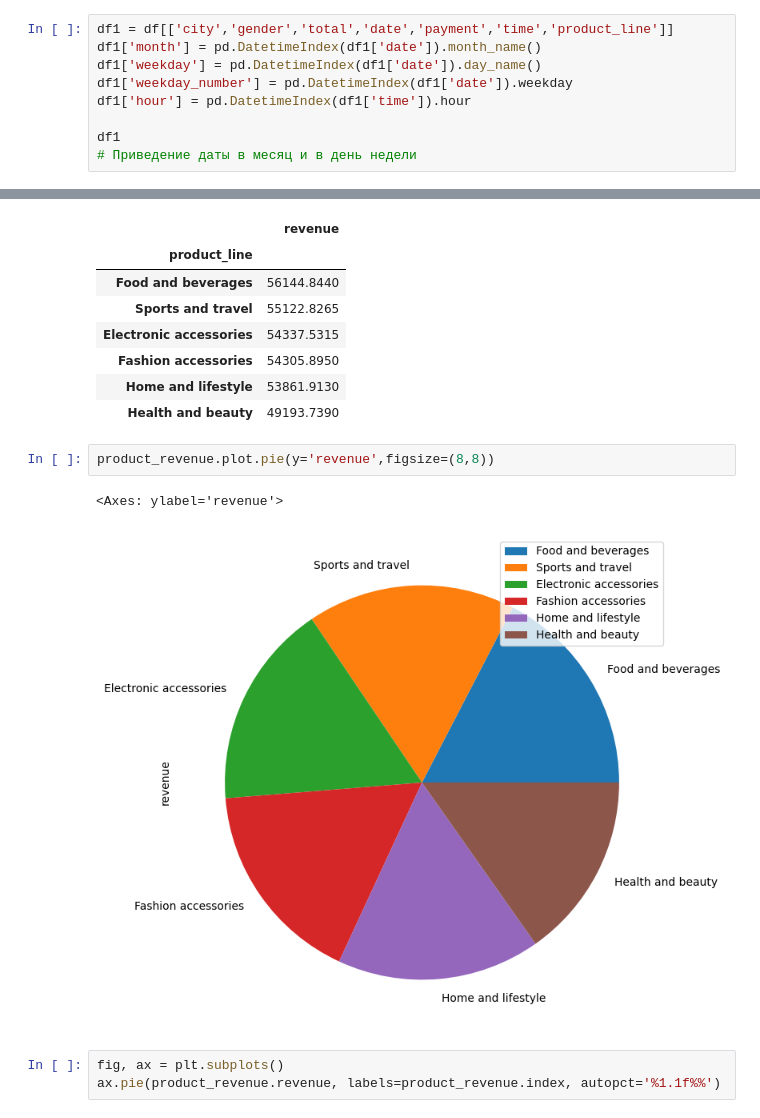
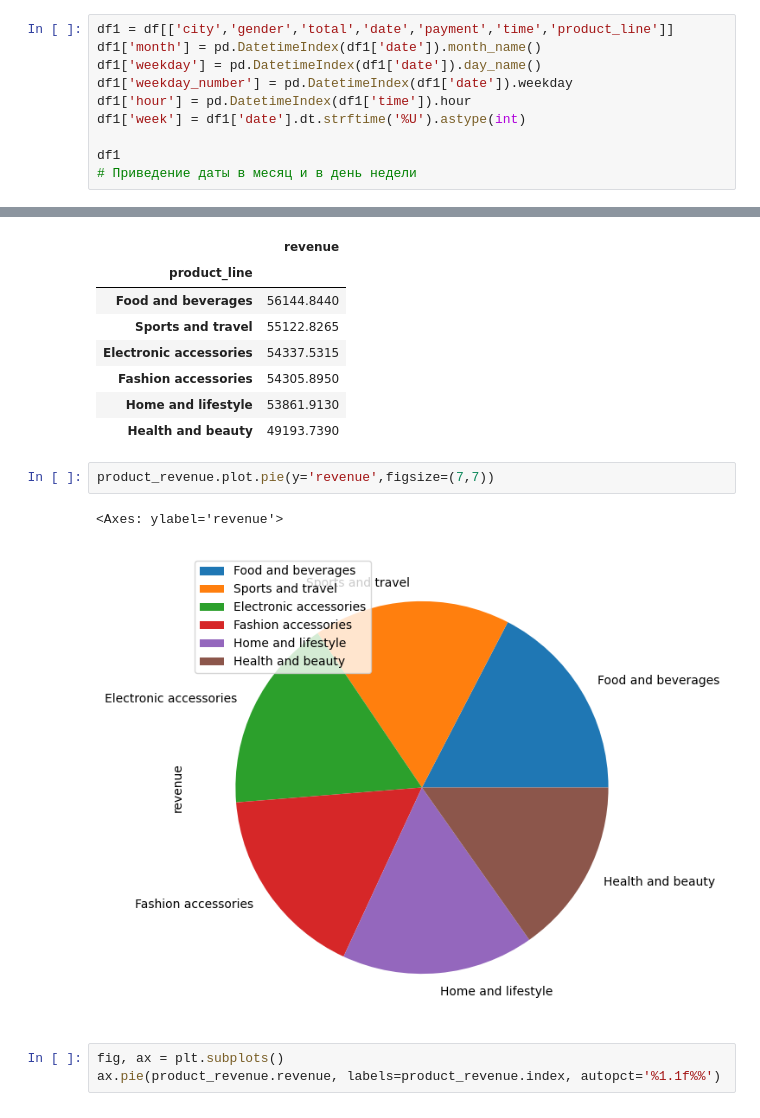
Before and after one commit to vnaumq/supermarket_sales, a Jupyter notebook: supermarket_sales.ipynb, the cells around one changed output, grey strips where cells are left out. Saved outputs shown, nothing was run; the diff lists cells and outputs as text.

Commit message:
product_line research

```diff
--- a/supermarket_sales.ipynb
+++ b/supermarket_sales.ipynb
@@ -121,6 +121,7 @@ df1['month'] = pd.DatetimeIndex(df1['date']).month_name()
 df1['weekday'] = pd.DatetimeIndex(df1['date']).day_name()
 df1['weekday_number'] = pd.DatetimeIndex(df1['date']).weekday
 df1['hour'] = pd.DatetimeIndex(df1['time']).hour
+df1['week'] = df1['date'].dt.strftime('%U').astype(int)
 
 df1
 # Приведение даты в месяц и в день недели
@@ -275,10 +314,10 @@ product_revenue
 | Home and lifestyle | 53861.9130 |
 | Health and beauty | 49193.7390 |
 # %%
-product_revenue.plot.pie(y='revenue',figsize=(8,8))
+product_revenue.plot.pie(y='revenue',figsize=(7,7))
 # %% [output]
 <Axes: ylabel='revenue'>
-[figure, old version]
+[figure, new version]
 # %%
 fig, ax = plt.subplots()
 ax.pie(product_revenue.revenue, labels=product_revenue.index, autopct='%1.1f%%')
```
Also changed, not shown: parts of 9 cells of this notebook.
